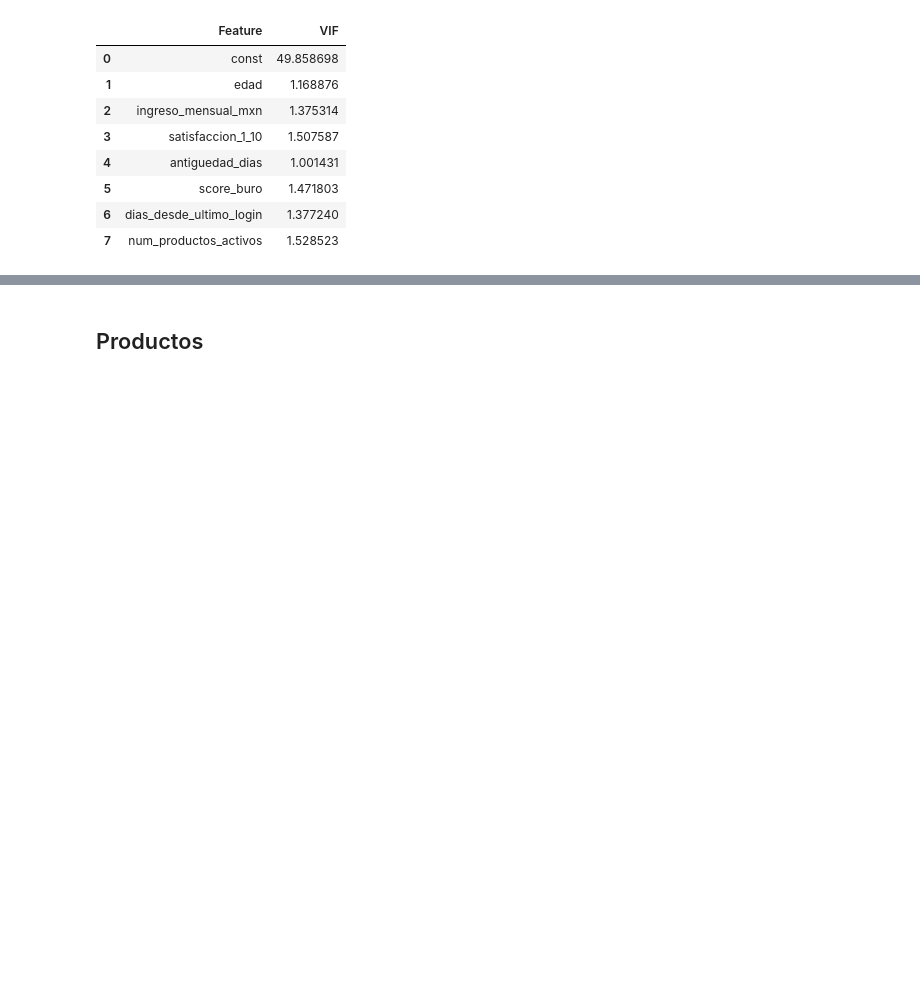
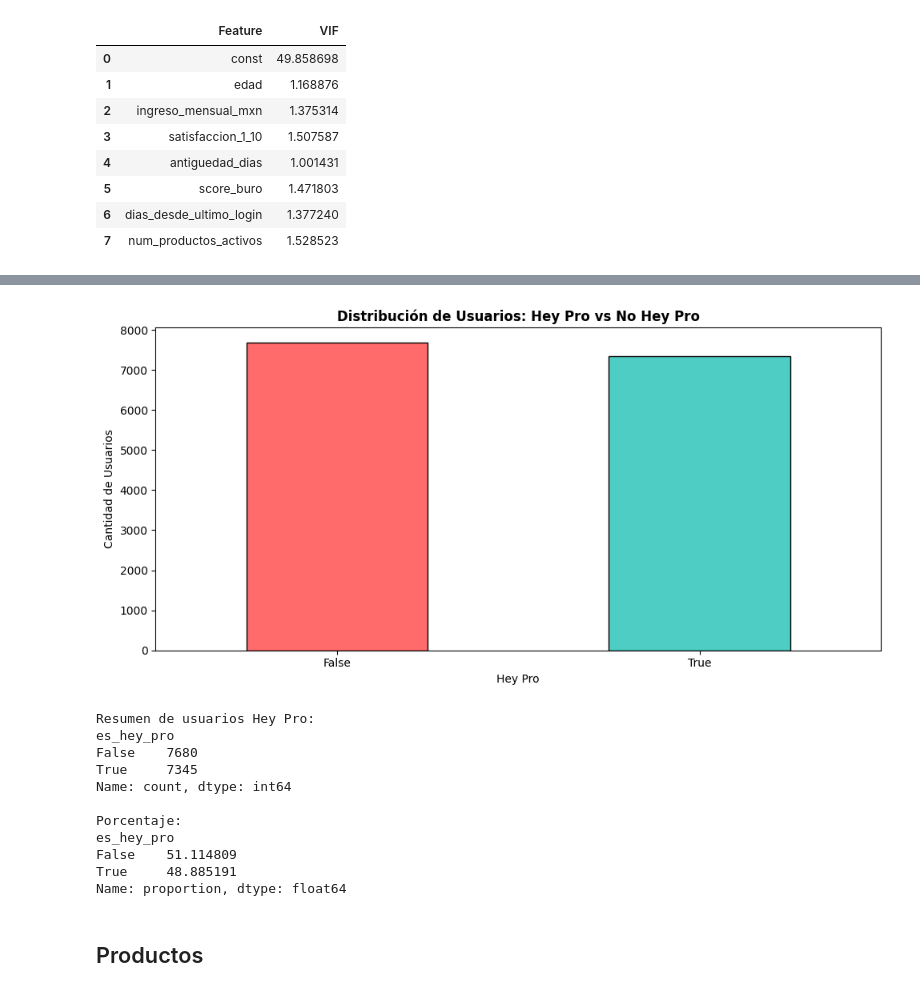
Before and after one commit to Luzdks/Datathon-2026-Wicho, a Jupyter notebook: EDA_datos-transaccionales.ipynb, the cells around one changed output, grey strips where cells are left out. Cells and saved outputs as stored; diff of their text form; code cells hidden in the pictures; blank space fills up the shorter version.

```diff
--- a/EDA_datos-transaccionales.ipynb
+++ b/EDA_datos-transaccionales.ipynb
@@ -165,3 +189,32 @@ vif
+# %%
+# Distribución de usuarios Hey Pro
+plt.figure(figsize=(10, 5))
+df_clientes['es_hey_pro'].value_counts().plot(kind='bar', color=['#FF6B6B', '#4ECDC4'], edgecolor='black')
+plt.title('Distribución de Usuarios: Hey Pro vs No Hey Pro', fontsize=12, fontweight='bold')
+plt.xlabel('Hey Pro')
+plt.ylabel('Cantidad de Usuarios')
+plt.xticks(rotation=0)
+plt.tight_layout()
+plt.show()
+
+# Tabla resumen
+print("\nResumen de usuarios Hey Pro:")
+print(df_clientes['es_hey_pro'].value_counts())
+print(f"\nPorcentaje:")
+print(df_clientes['es_hey_pro'].value_counts(normalize=True) * 100)
+# %% [output]
+[figure, added]
+Resumen de usuarios Hey Pro:
+es_hey_pro
+False    7680
+True     7345
+Name: count, dtype: int64
+
+Porcentaje:
+es_hey_pro
+False    51.114809
+True     48.885191
+Name: proportion, dtype: float64
 # %% [markdown]
 ## Productos
 # %%
```
Also changed, not shown: parts of 4 cells of this notebook, 6 other files.
